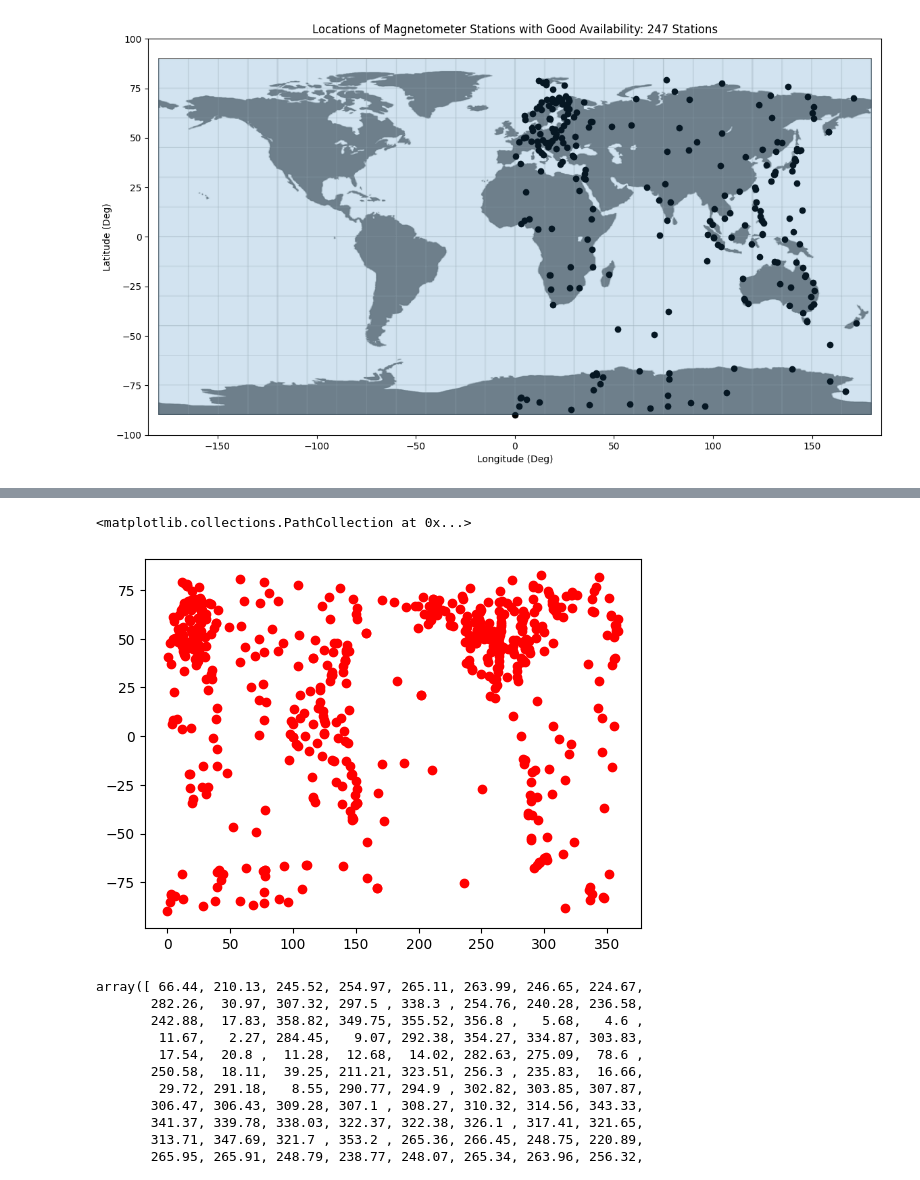
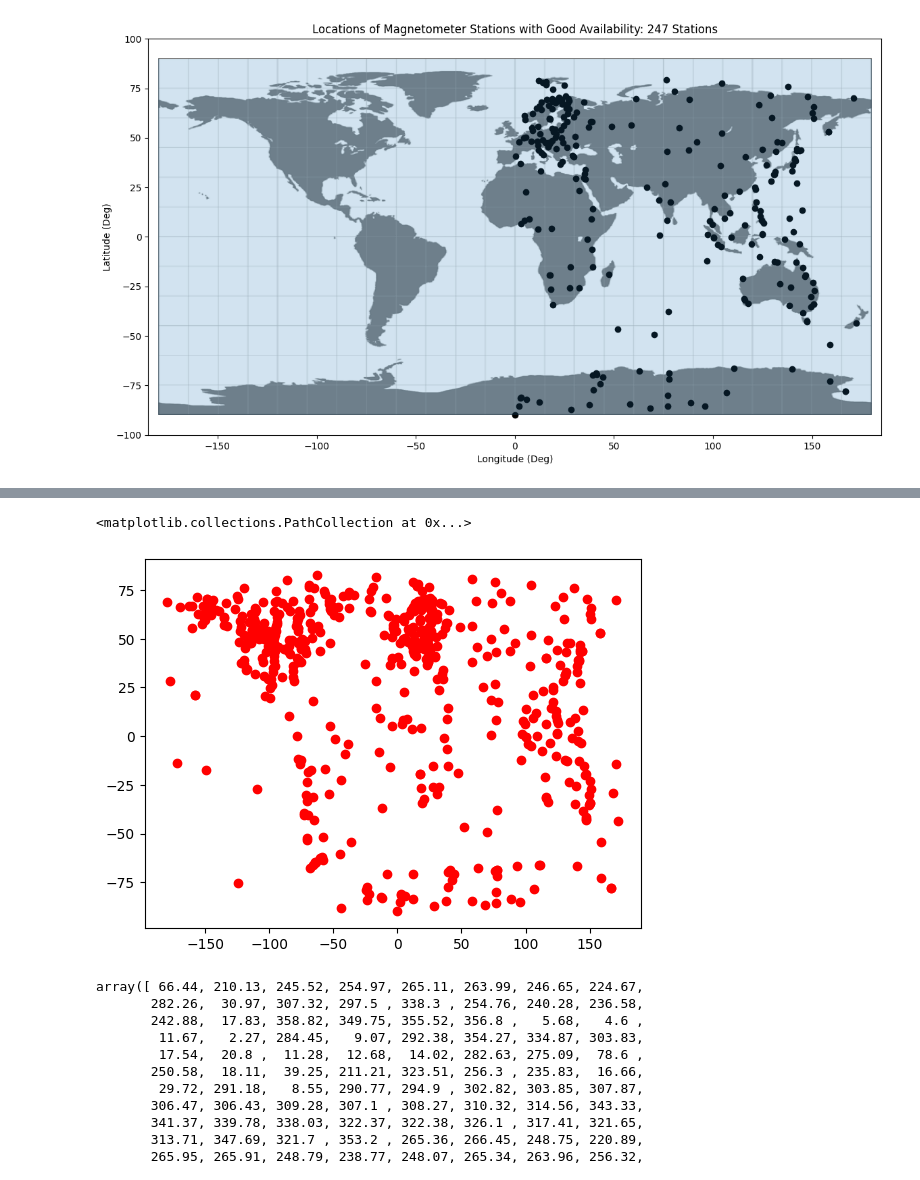
Before and after one commit to zemarchezi/SuperMAG-availability, a Jupyter notebook: SuperMAG_available.ipynb, the cells around one changed output, grey strips where cells are left out. Drawn from its saved outputs; the diff is of its cells as text; code cells hidden in the pictures.

```diff
--- a/SuperMAG_available.ipynb
+++ b/SuperMAG_available.ipynb
@@ -20,7 +20,7 @@ avg_avail_min = 0 # Stations whose average percent available data over the years
 year_avail_min =0  # Stations that don't have at least this much available data every year are eliminated
 all_stations_path = "supermag_table.csv" # The path to your raw SuperMAG data table
 all_stations = pd.read_csv(all_stations_path)
-all_stations["GLongg"] = all_stations["GLON"].apply(lambda x: x-180)
+all_stations["GLongg"] = all_stations["GLON"].apply(lambda x: x - 360 if x > 180 else x)
 # %%
 # Run the previous cell before running this one!
 
@@ -205,8 +211,8 @@ NameError: name 'xspace' is not defined
 # %%
-plt.scatter(all_stations["GLON"].values, all_stations["GLAT"].values, c="red")
+plt.scatter(all_stations["GLongg"].values, all_stations["GLAT"].values, c="red")
 # %% [output]
 <matplotlib.collections.PathCollection at 0x...>
-[figure, old version]
+[figure, new version]
 # %%
 all_stations["GLON"].values
 # %% [output]
```
Also changed, not shown: parts of 2 cells of this notebook, 1 other file.
